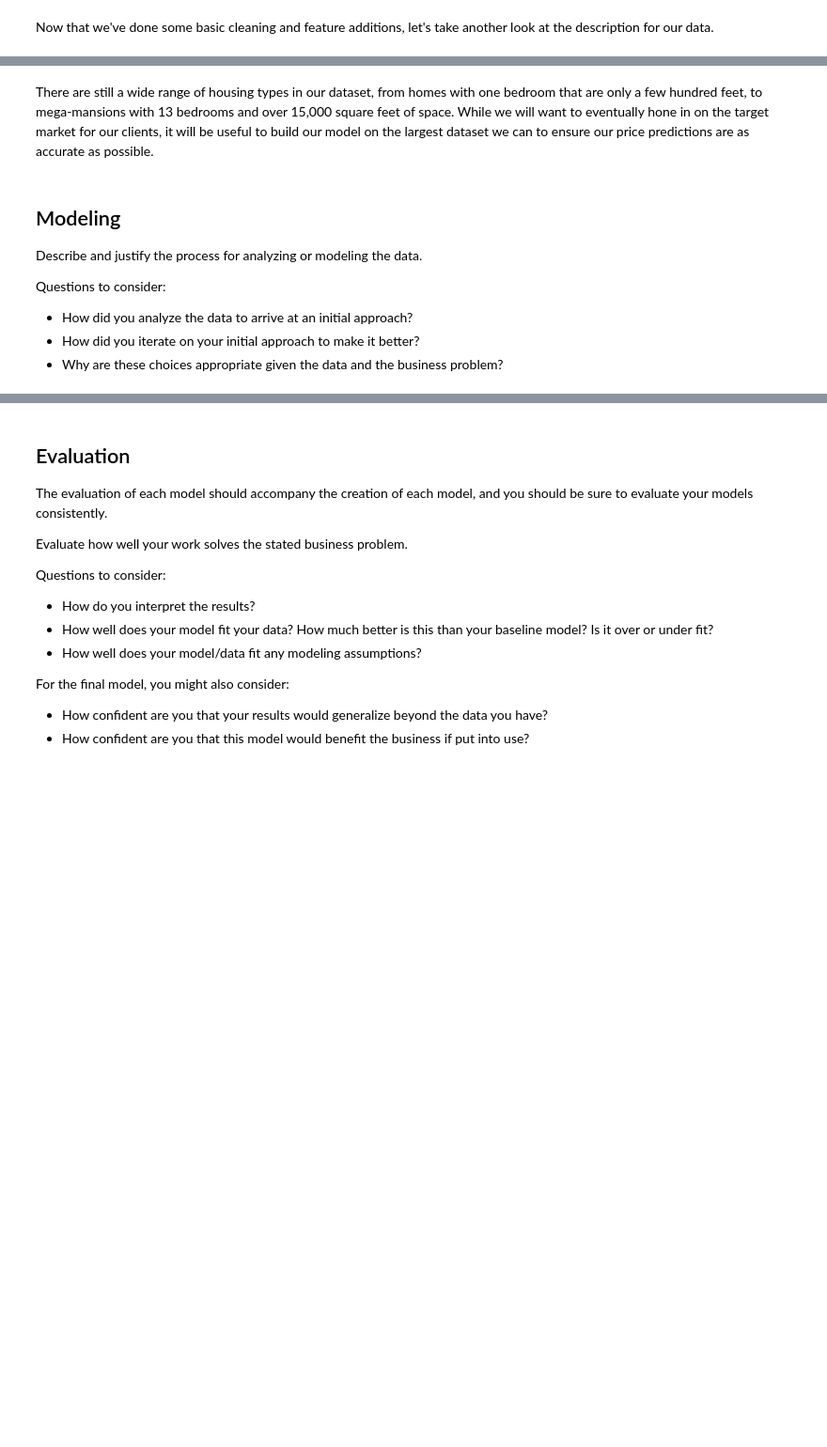
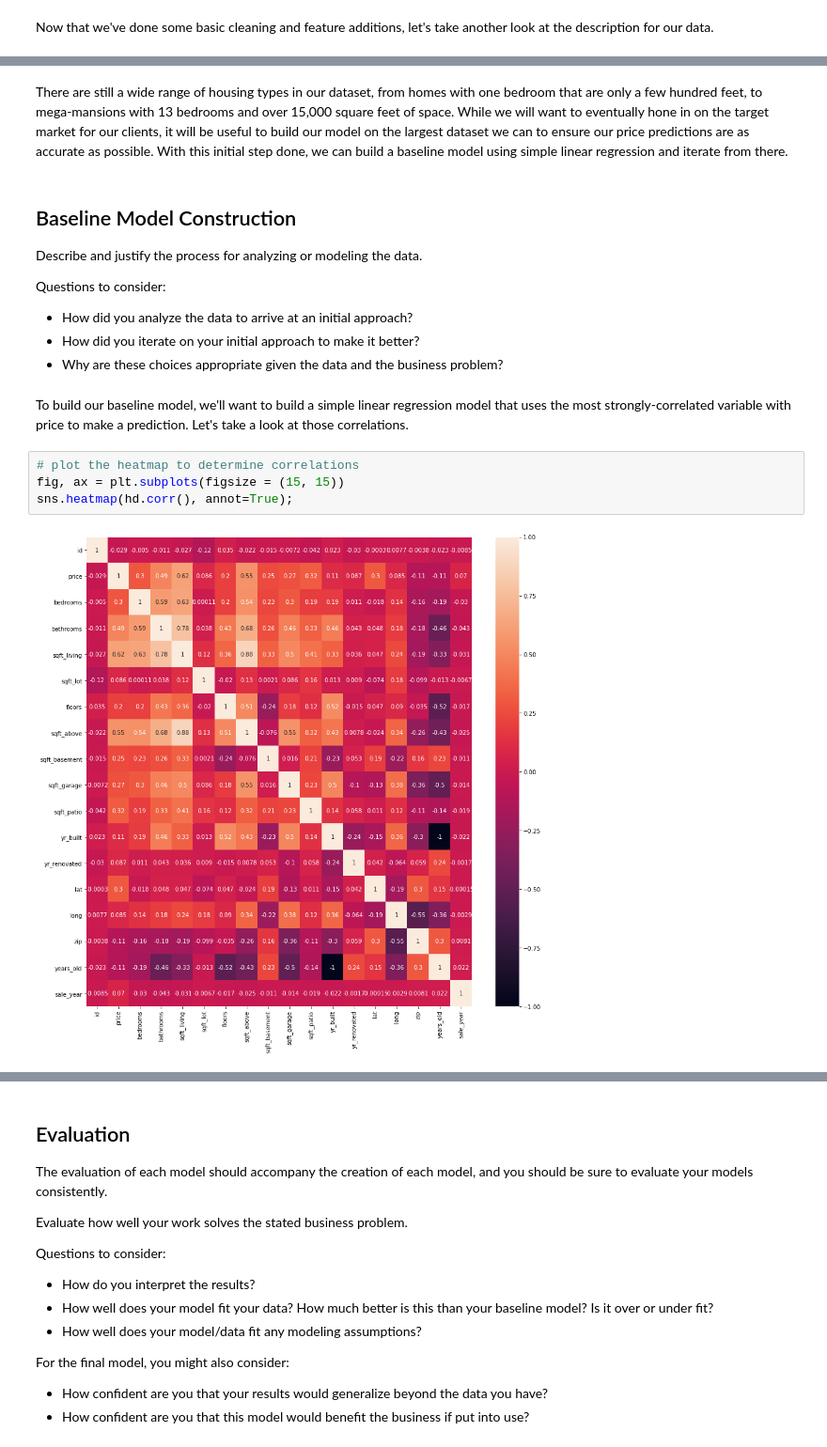
Before and after one commit to emgerber88/Kings-County-Real-Estate-analysis-NAEG, a Jupyter notebook: King_County_Analysis_Notebook.ipynb, the cells around one changed output, grey strips where cells are left out. Shown: that part at 94% size. Saved outputs shown, nothing was run; the diff lists cells and outputs as text; blank space fills up the shorter version.

Commit message:
building out final analysis notebook

```diff
--- a/King_County_Analysis_Notebook.ipynb
+++ b/King_County_Analysis_Notebook.ipynb
@@ -264,9 +266,9 @@ hd.describe()
 | 75% | 7.286500e+09 | 1.310000e+06 | 4.000000 | 3.000000 | 2640.000000 | 1.077300e+04 | 2.000000 | 2290.000000 | 960.000000 | ... |
 | max | 9.904000e+09 | 3.075000e+07 | 13.000000 | 10.500000 | 15360.000000 | 3.253932e+06 | 4.000000 | 12660.000000 | 8020.000000 | ... |
 # %% [markdown]
-There are still a wide range of housing types in our dataset, from homes with one bedroom that are only a few hundred feet, to mega-mansions with 13 bedrooms and over 15,000 square feet of space. While we will want to eventually hone in on the target market for our clients, it will be useful to build our model on the largest dataset we can to ensure our price predictions are as accurate as possible.
+There are still a wide range of housing types in our dataset, from homes with one bedroom that are only a few hundred feet, to mega-mansions with 13 bedrooms and over 15,000 square feet of space. While we will want to eventually hone in on the target market for our clients, it will be useful to build our model on the largest dataset we can to ensure our price predictions are as accurate as possible. With this initial step done, we can build a baseline model using simple linear regression and iterate from there.
 # %% [markdown]
-## Modeling
+## Baseline Model Construction
 
 Describe and justify the process for analyzing or modeling the data.
 
@@ -275,3 +277,11 @@ Questions to consider:
 - How did you analyze the data to arrive at an initial approach?
 - How did you iterate on your initial approach to make it better?
 - Why are these choices appropriate given the data and the business problem?
+# %% [markdown]
+To build our baseline model, we'll want to build a simple linear regression model that uses the most strongly-correlated variable with price to make a prediction. Let's take a look at those correlations.
+# %%
+# plot the heatmap to determine correlations
+fig, ax = plt.subplots(figsize = (15, 15))
+sns.heatmap(hd.corr(), annot=True);
+# %% [output]
+[figure, added]
```
Also changed, not shown: parts of 51 cells of this notebook, 1 other file.
